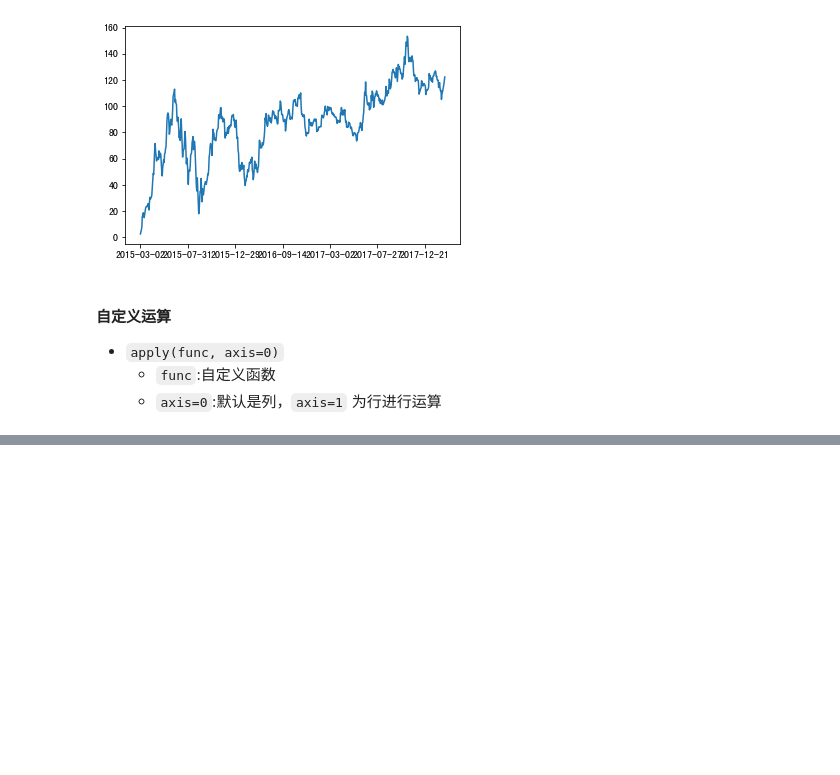
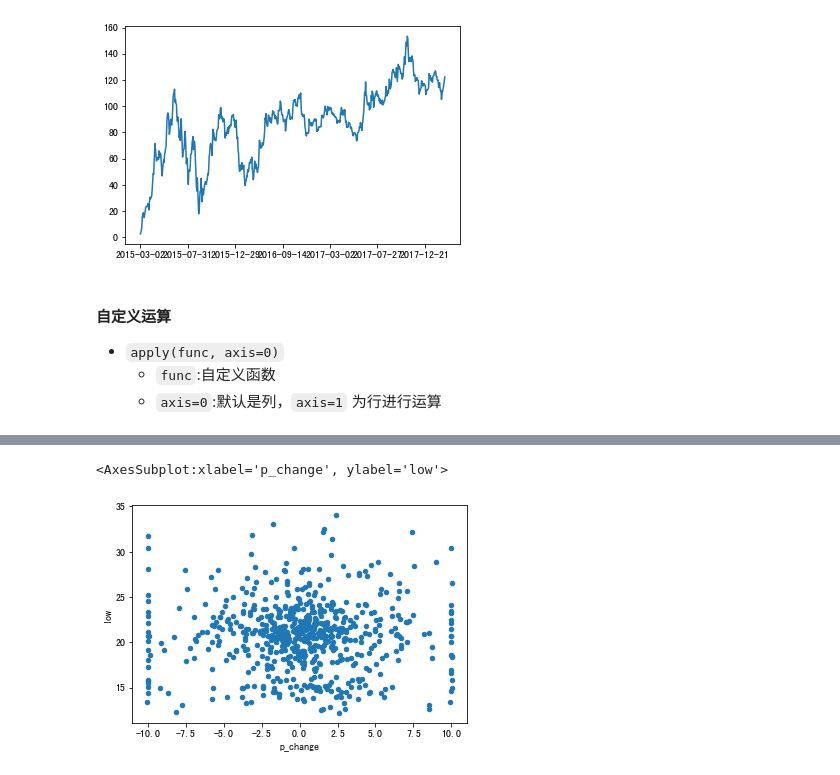
Before and after one commit to NekoSilverFox/Data-Mining, a Jupyter notebook: 003 - Pandas/Pandas.ipynb, the cells around one changed output, grey strips where cells are left out. Drawn from its saved outputs; the diff is of its cells as text; code cells hidden in the pictures; blank space fills up the shorter version.

```diff
--- a/003 - Pandas/Pandas.ipynb
+++ b/003 - Pandas/Pandas.ipynb
@@ -825,0 +855,5 @@ data[['open', 'close']].apply(lambda x: x.max() - x.min(), axis=0)
+# %%
+data.plot(x='p_change', y='low', kind='scatter')
+# %% [output]
+<AxesSubplot:xlabel='p_change', ylabel='low'>
+[figure, added]
```
Also changed, not shown: parts of 4 cells of this notebook, 2 other files.
